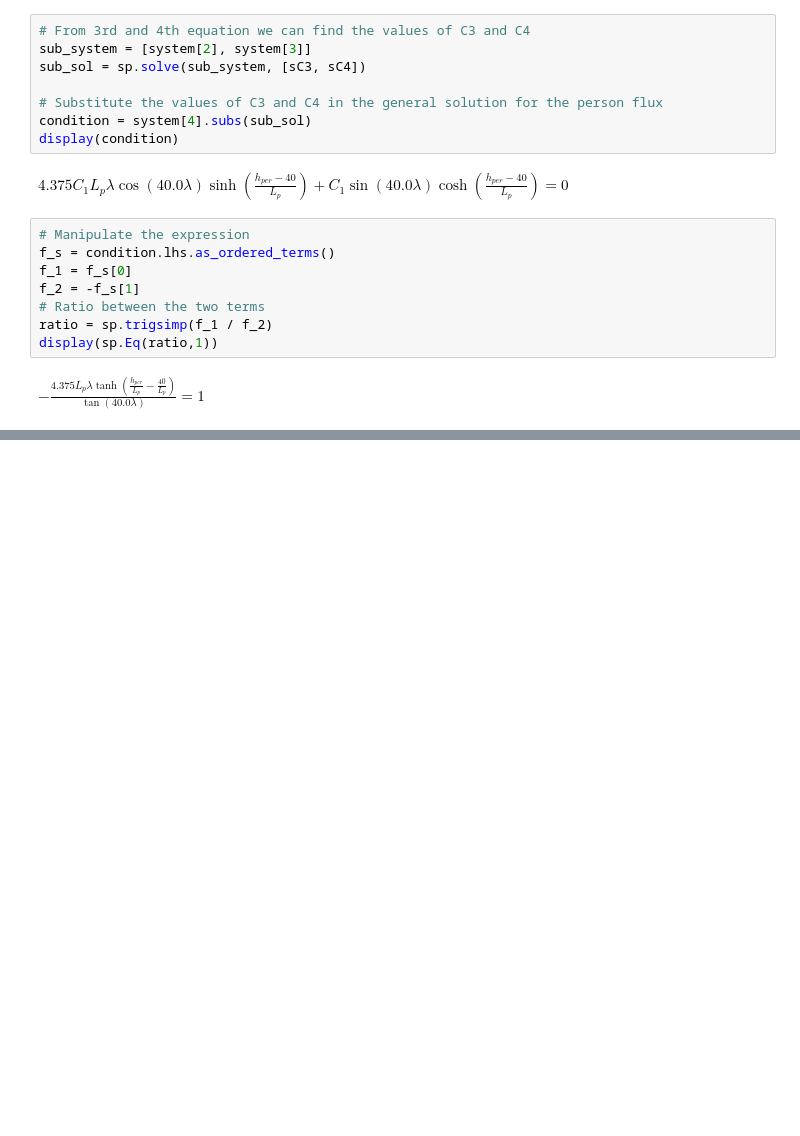
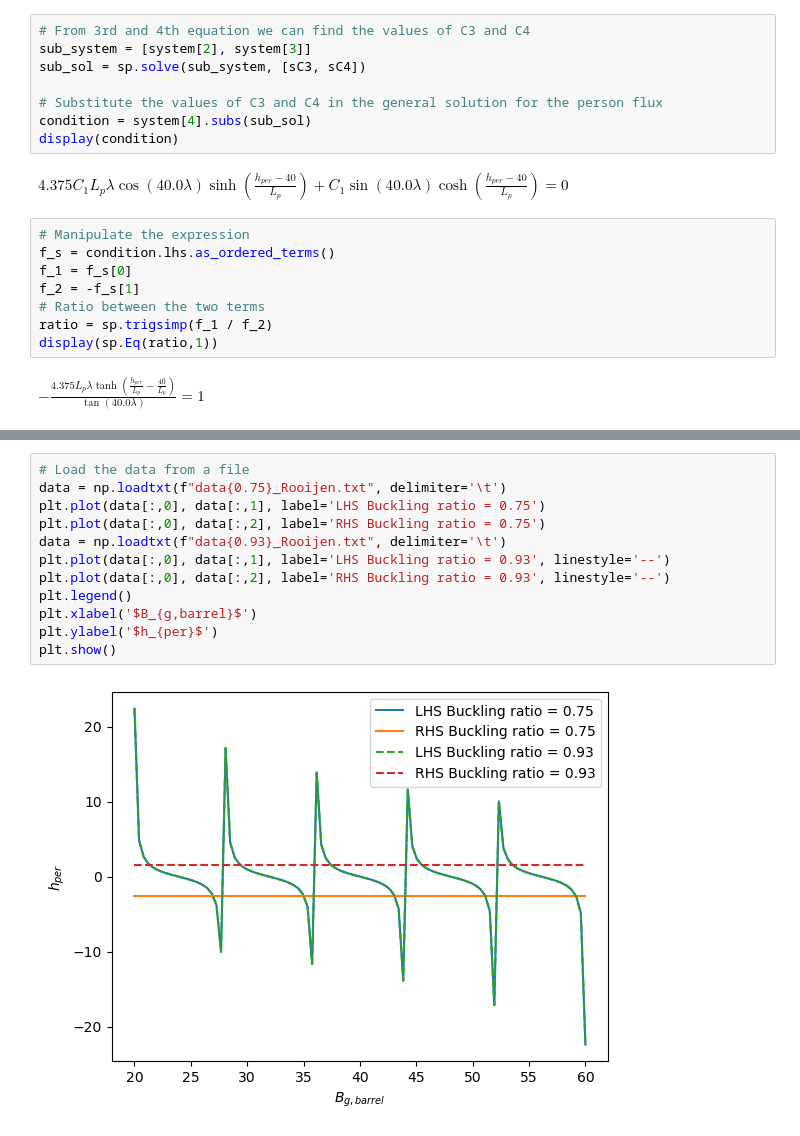
Before and after one commit to simo-pagliu/Magistrale, a Jupyter notebook: Fission Reactor Physics/Homework2/Exercise4.ipynb, the cells around one changed output, grey strips where cells are left out. Drawn from its saved outputs; the diff is of its cells as text; blank space fills up the shorter version.

```diff
--- a/Fission Reactor Physics/Homework2/Exercise4.ipynb
+++ b/Fission Reactor Physics/Homework2/Exercise4.ipynb
@@ -312,0 +354,14 @@ plt.show()
+# %%
+# Load the data from a file
+data = np.loadtxt(f"data{0.75}_Rooijen.txt", delimiter='\t')
+plt.plot(data[:,0], data[:,1], label='LHS Buckling ratio = 0.75')
+plt.plot(data[:,0], data[:,2], label='RHS Buckling ratio = 0.75')
+data = np.loadtxt(f"data{0.93}_Rooijen.txt", delimiter='\t')
+plt.plot(data[:,0], data[:,1], label='LHS Buckling ratio = 0.93', linestyle='--')
+plt.plot(data[:,0], data[:,2], label='RHS Buckling ratio = 0.93', linestyle='--')
+plt.legend()
+plt.xlabel('$B_{g,barrel}$')
+plt.ylabel('$h_{per}$')
+plt.show()
+# %% [output]
+[figure, added]
```
Also changed, not shown: parts of 13 cells of this notebook, 12 other files.
